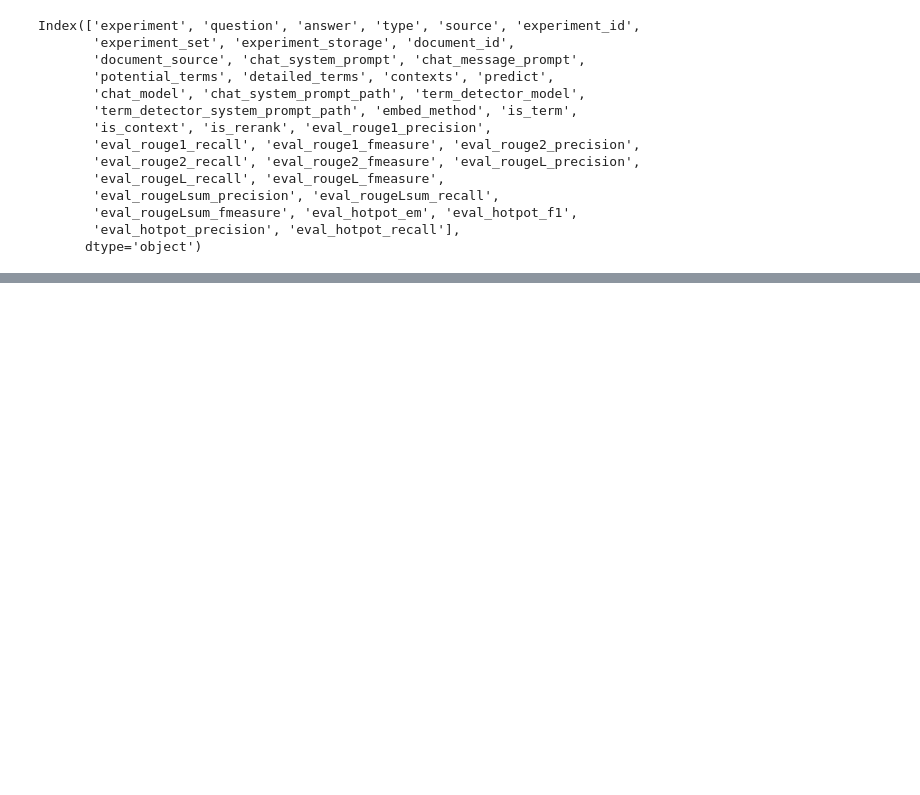
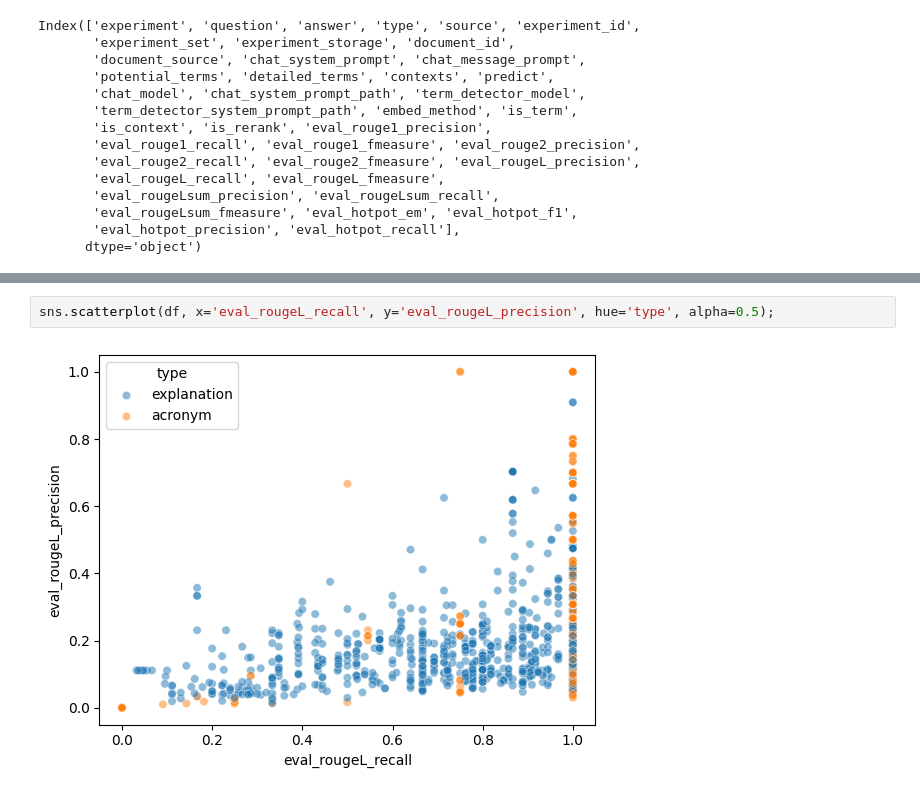
Before and after one commit to datanooblol/broai-arai, a Jupyter notebook: backend/02-new_onlineflow.ipynb, the cells around one changed output, grey strips where cells are left out. Cells and saved outputs as stored; diff of their text form; blank space fills up the shorter version.

```diff
--- a/backend/02-new_onlineflow.ipynb
+++ b/backend/02-new_onlineflow.ipynb
@@ -482,0 +538,4 @@ df.loc[mask, target_cols]
+# %%
+sns.scatterplot(df, x='eval_rougeL_recall', y='eval_rougeL_precision', hue='type', alpha=0.5);
+# %% [output]
+[figure, added]
```
Also changed, not shown: parts of 55 cells of this notebook, 3 other files.
